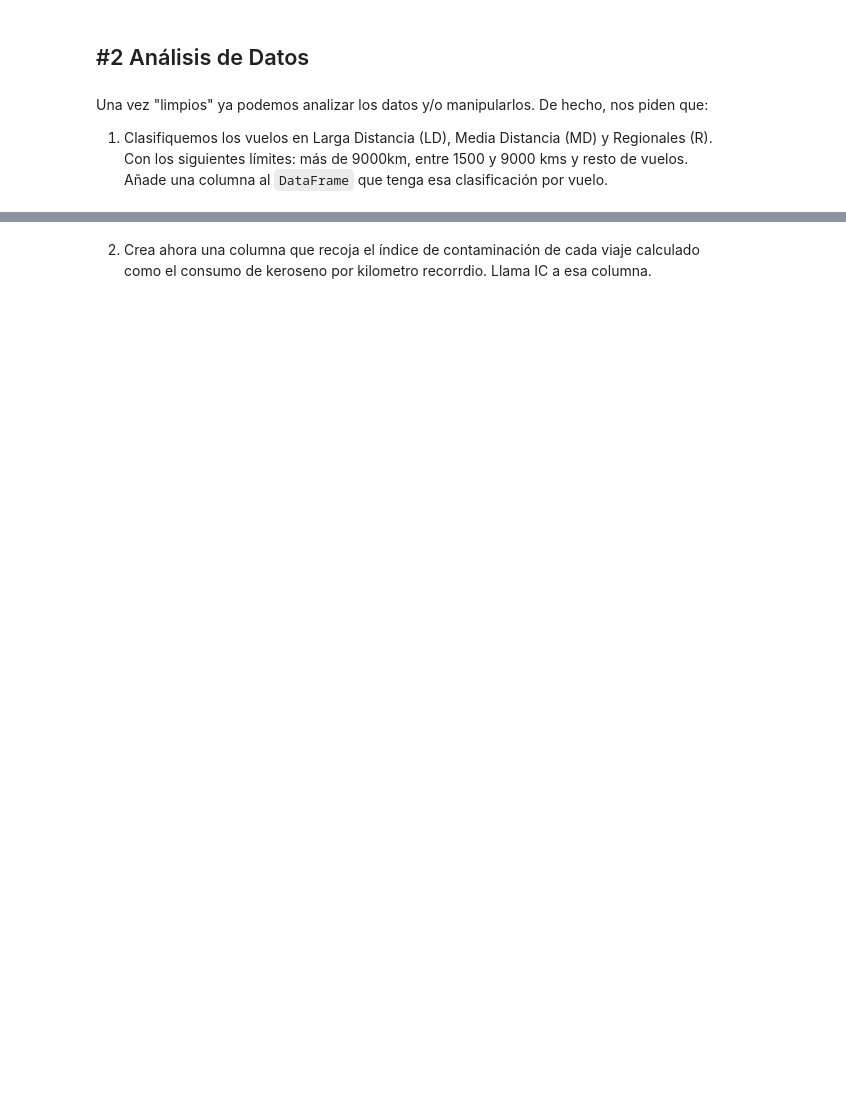
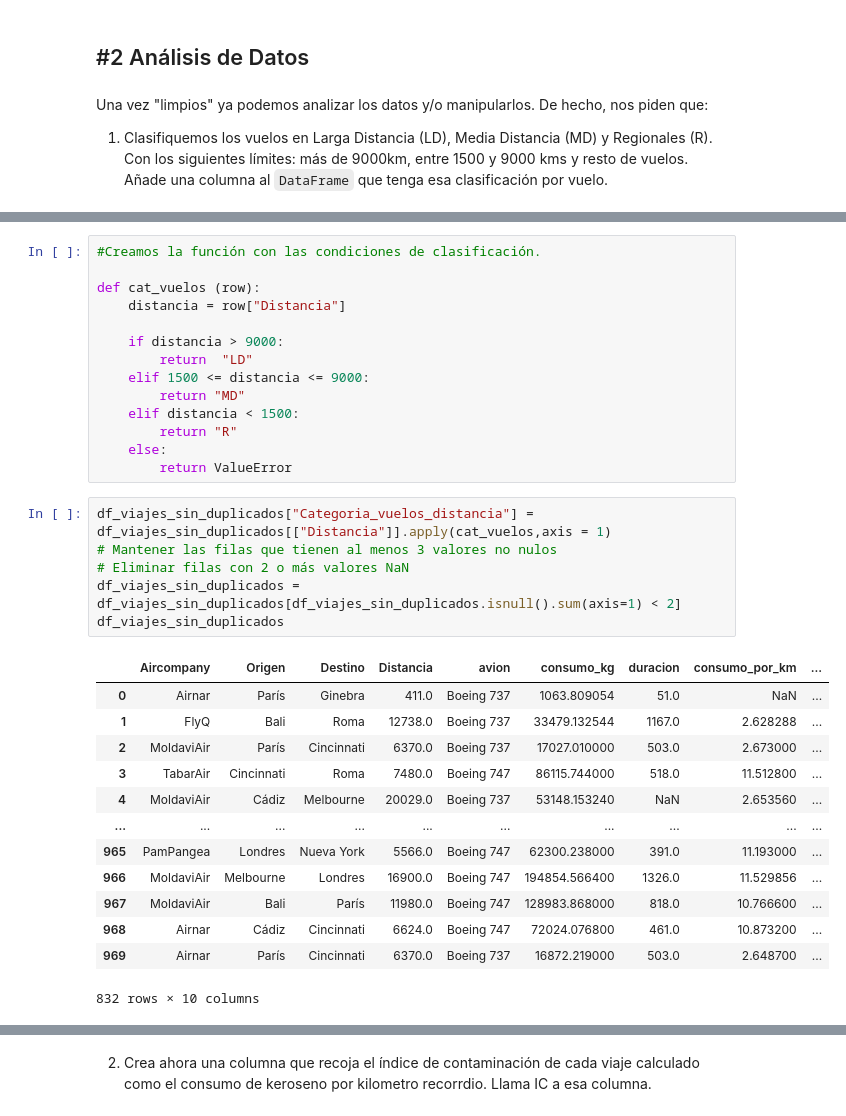
Before and after one commit to CristianZB-dev/MIS_PRACTICAS, a Jupyter notebook: 02_Programacion_y_Herramientas_Avanzadas/Sprint_04/Unidad_02/Practica_Obligatoria/18_Practica_Obligatoria_Pandas_II.ipynb, the cells around one changed output, grey strips where cells are left out. Cells and saved outputs as stored; diff of their text form; blank space fills up the shorter version.

```diff
--- a/02_Programacion_y_Herramientas_Avanzadas/Sprint_04/Unidad_02/Practica_Obligatoria/18_Practica_Obligatoria_Pandas_II.ipynb
+++ b/02_Programacion_y_Herramientas_Avanzadas/Sprint_04/Unidad_02/Practica_Obligatoria/18_Practica_Obligatoria_Pandas_II.ipynb
@@ -235,0 +387,34 @@ Una vez "limpios" ya podemos analizar los datos y/o manipularlos. De hecho, nos
+# %%
+#Creamos la función con las condiciones de clasificación.
+
+def cat_vuelos (row):
+    distancia = row["Distancia"]
+
+    if distancia > 9000:
+        return  "LD"
+    elif 1500 <= distancia <= 9000:
+        return "MD"
+    elif distancia < 1500:
+        return "R"
+    else:
+        return ValueError
+# %%
+df_viajes_sin_duplicados["Categoria_vuelos_distancia"] = df_viajes_sin_duplicados[["Distancia"]].apply(cat_vuelos,axis = 1)
+# Mantener las filas que tienen al menos 3 valores no nulos
+# Eliminar filas con 2 o más valores NaN
+df_viajes_sin_duplicados = df_viajes_sin_duplicados[df_viajes_sin_duplicados.isnull().sum(axis=1) < 2]
+df_viajes_sin_duplicados
+# %% [output]
+|  | Aircompany | Origen | Destino | Distancia | avion | consumo_kg | duracion | consumo_por_km | ... |
+| 0 | Airnar | París | Ginebra | 411.0 | Boeing 737 | 1063.809054 | 51.0 | NaN | ... |
+| 1 | FlyQ | Bali | Roma | 12738.0 | Boeing 737 | 33479.132544 | 1167.0 | 2.628288 | ... |
+| 2 | MoldaviAir | París | Cincinnati | 6370.0 | Boeing 737 | 17027.010000 | 503.0 | 2.673000 | ... |
+| 3 | TabarAir | Cincinnati | Roma | 7480.0 | Boeing 747 | 86115.744000 | 518.0 | 11.512800 | ... |
+| 4 | MoldaviAir | Cádiz | Melbourne | 20029.0 | Boeing 737 | 53148.153240 | NaN | 2.653560 | ... |
+| ... | ... | ... | ... | ... | ... | ... | ... | ... | ... |
+| 965 | PamPangea | Londres | Nueva York | 5566.0 | Boeing 747 | 62300.238000 | 391.0 | 11.193000 | ... |
+| 966 | MoldaviAir | Melbourne | Londres | 16900.0 | Boeing 747 | 194854.566400 | 1326.0 | 11.529856 | ... |
+| 967 | MoldaviAir | Bali | París | 11980.0 | Boeing 747 | 128983.868000 | 818.0 | 10.766600 | ... |
+| 968 | Airnar | Cádiz | Cincinnati | 6624.0 | Boeing 747 | 72024.076800 | 461.0 | 10.873200 | ... |
+| 969 | Airnar | París | Cincinnati | 6370.0 | Boeing 737 | 16872.219000 | 503.0 | 2.648700 | ... |
+832 rows × 10 columns
```
Also changed, not shown: parts of 22 cells of this notebook.
